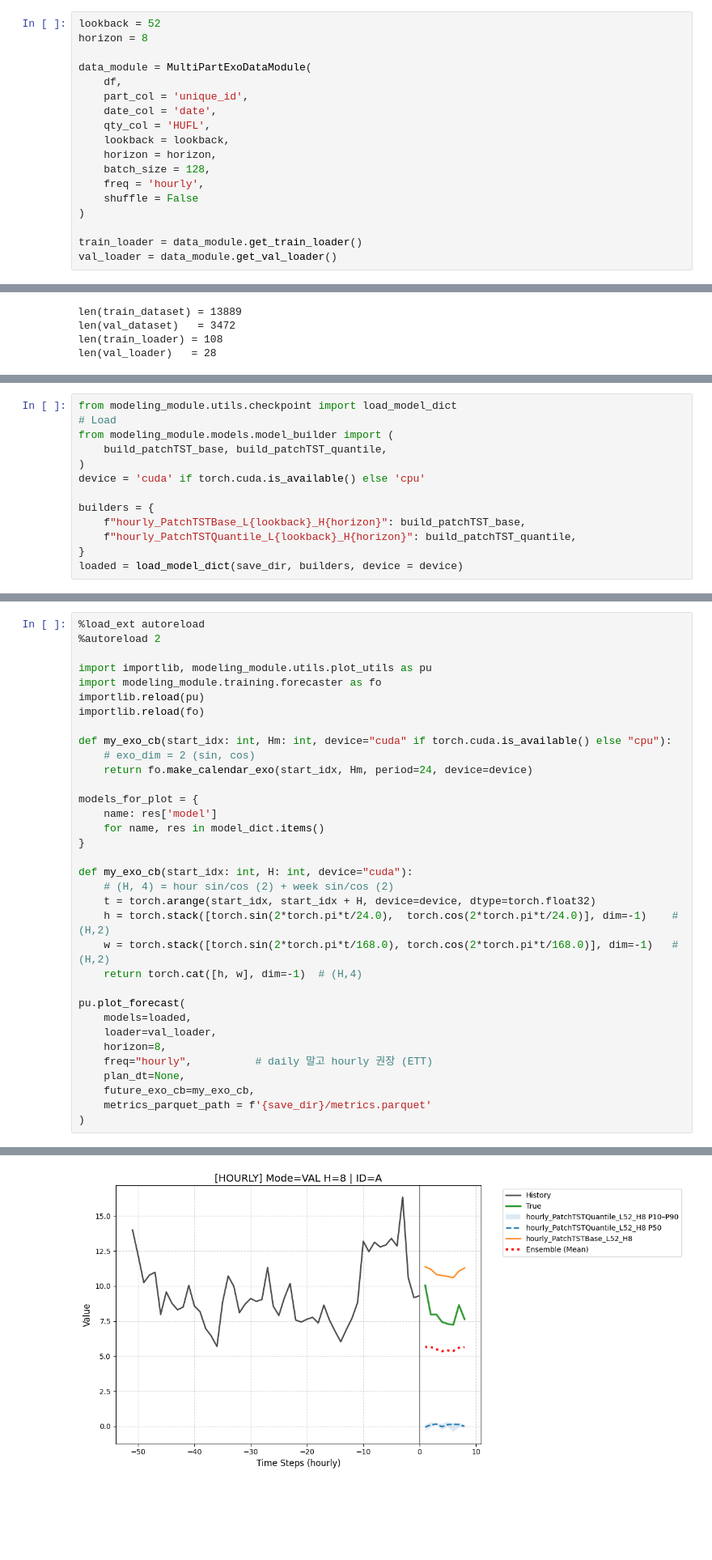
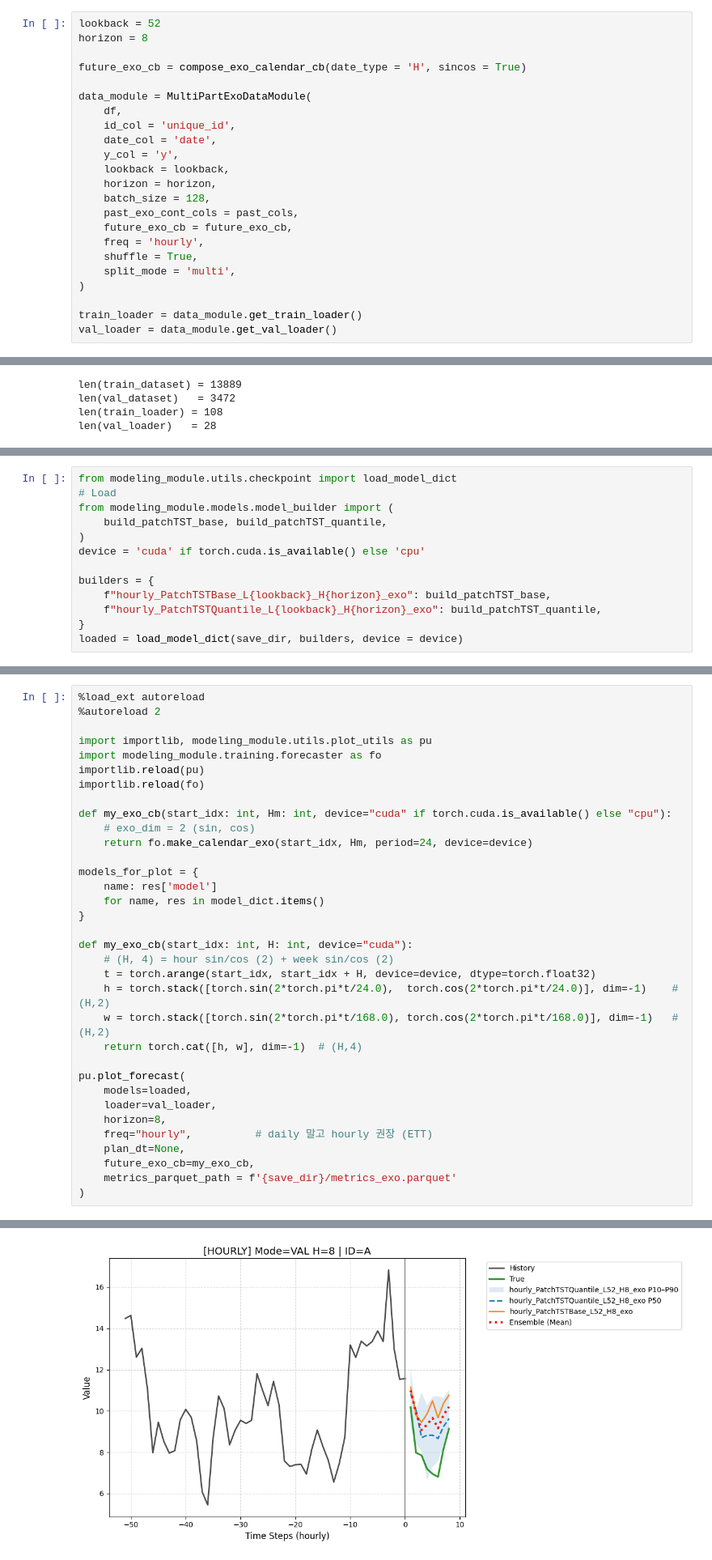
Before and after one commit to LeeKwanHyeong/data_research, a Jupyter notebook: modeling_module/model_test/model_validation.ipynb, the cells around one changed output, grey strips where cells are left out. Shown at 81% size. Saved outputs shown, nothing was run; the diff lists cells and outputs as text; blank space fills up the shorter version.

Commit message:
# PatchTST 외생 변수 추가 작업 #2   -> Quantile Model에 대한 B, H, Q shape 변환 작업

```diff
--- a/modeling_module/model_test/model_validation.ipynb
+++ b/modeling_module/model_test/model_validation.ipynb
@@ -109,16 +161,21 @@ df = (
 lookback = 52
 horizon = 8
 
+future_exo_cb = compose_exo_calendar_cb(date_type = 'H', sincos = True)
+
 data_module = MultiPartExoDataModule(
     df,
-    part_col = 'unique_id',
+    id_col = 'unique_id',
     date_col = 'date',
-    qty_col = 'HUFL',
+    y_col = 'y',
     lookback = lookback,
     horizon = horizon,
     batch_size = 128,
+    past_exo_cont_cols = past_cols,
+    future_exo_cb = future_exo_cb,
     freq = 'hourly',
-    shuffle = False
+    shuffle = True,
+    split_mode = 'multi',
 )
 
 train_loader = data_module.get_train_loader()
@@ -176,8 +253,8 @@ from modeling_module.models.model_builder import (
 device = 'cuda' if torch.cuda.is_available() else 'cpu'
 
 builders = {
-    f"hourly_PatchTSTBase_L{lookback}_H{horizon}": build_patchTST_base,
-    f"hourly_PatchTSTQuantile_L{lookback}_H{horizon}": build_patchTST_quantile,
+    f"hourly_PatchTSTBase_L{lookback}_H{horizon}_exo": build_patchTST_base,
+    f"hourly_PatchTSTQuantile_L{lookback}_H{horizon}_exo": build_patchTST_quantile,
 }
 loaded = load_model_dict(save_dir, builders, device = device)
 # %% [output]
@@ -219,6 +298,6 @@ pu.plot_forecast(
     freq="hourly",          # daily 말고 hourly 권장 (ETT)
     plan_dt=None,
     future_exo_cb=my_exo_cb,
-    metrics_parquet_path = f'{save_dir}/metrics.parquet'
+    metrics_parquet_path = f'{save_dir}/metrics_exo.parquet'
 )
 # %% [output]
@@ -230 +307 @@ The autoreload extension is already loaded. To reload it, use:
-[figure, old version]
+[figure, new version]
```
Also changed, not shown: parts of 13 cells of this notebook, 7 other files.
